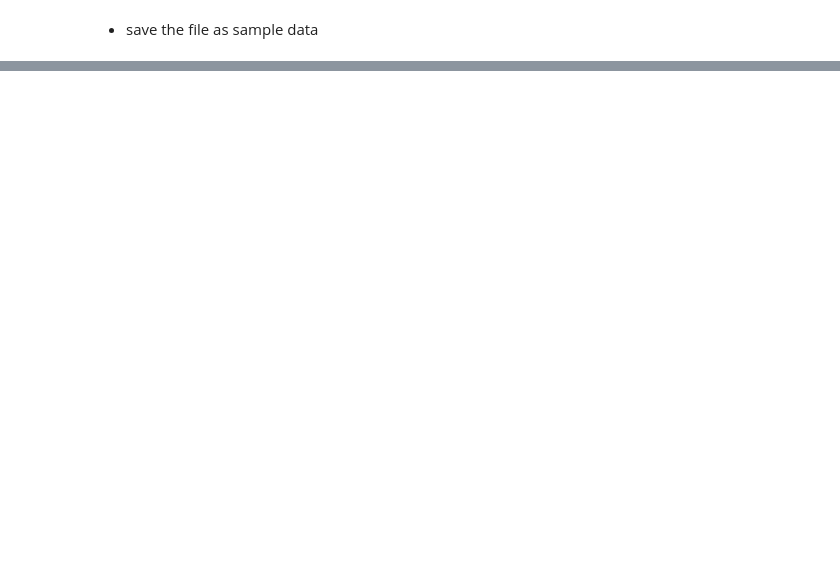
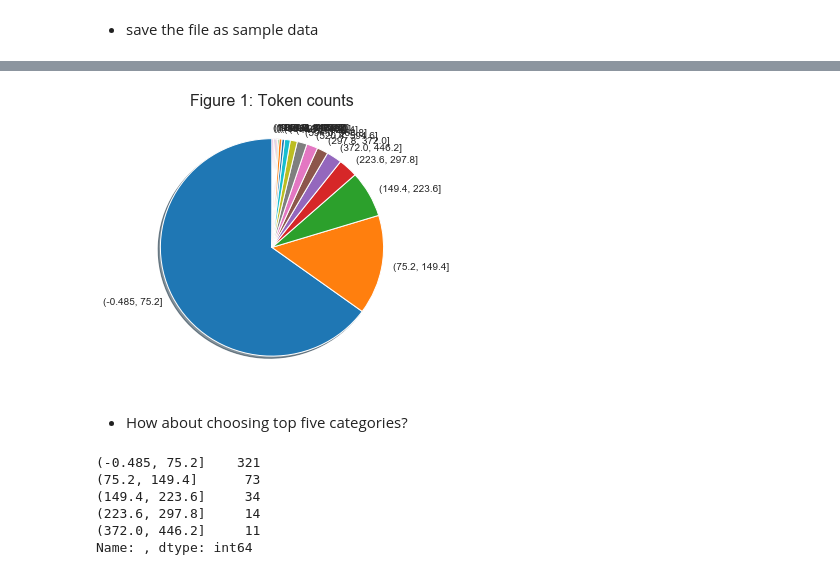
Before and after one commit to Data-Science-for-Linguists-2019/Spell-Checker, a Jupyter notebook: ELI_data_frame.ipynb, the cells around one changed output, grey strips where cells are left out. Saved outputs shown, nothing was run; the diff lists cells and outputs as text; code cells hidden in the pictures; blank space fills up the shorter version.

```diff
--- a/ELI_data_frame.ipynb
+++ b/ELI_data_frame.ipynb
@@ -16,6 +16,8 @@ import seaborn as sns
 %pprint
 # %% [output]
 Pretty printing has been turned ON
+# %%
+sns.set_style('darkgrid')
 # %% [markdown]
 - First, check about answer.csv
 # %%
@@ -232,0 +265,4 @@ df_eli_short.head()
+# %%
+df_tokens = df_eli_short.token_count.value_counts(bins=20).head(17)
+df_tokens.name = ''
+df_tokens
@@ -232,0 +288,19 @@ df_eli_short.head()
+# %%
+df_tokens.plot.pie(shadow=True, startangle=90, figsize=(5, 5))
+plt.title('Figure 1: Token counts', fontsize=16)
+plt.show()
+# %% [output]
+[figure, added]
+# %% [markdown]
+- How about choosing top five categories?
+# %%
+df_tokens_5 = df_eli_short.token_count.value_counts(bins=20).head(5)
+df_tokens_5.name = ''
+df_tokens_5
+# %% [output]
+(-0.485, 75.2]    321
+(75.2, 149.4]      73
+(149.4, 223.6]     34
+(223.6, 297.8]     14
+(372.0, 446.2]     11
+Name: , dtype: int64
```
Also changed, not shown: parts of 18 cells of this notebook.
